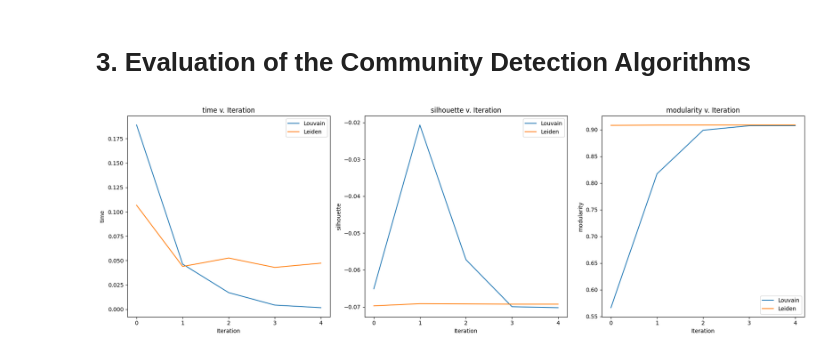
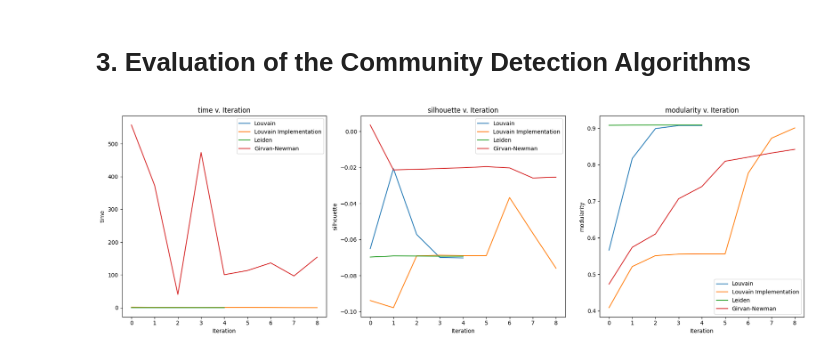
Before and after one commit to mattduerrmeier/sbb-analytics, a Jupyter notebook: community_detection_evaluation.ipynb, the cells around one changed output. Drawn from its saved outputs; the diff is of its cells as text; code cells hidden in the pictures.

Commit message:
Benchmarked Girvan-Newman (8hrs.) and updated evaluation plots.

```diff
--- a/community_detection_evaluation.ipynb
+++ b/community_detection_evaluation.ipynb
@@ -143,12 +159,13 @@ def plot_bench_results(df_list, labels):
     plt.show()
 # %%
 louvain_bench = pd.read_csv("data/benchmarks/louvain.csv")
-#gn_bench = pd.read_csv("data/benchmarks/girvan-newman.csv")
+louvain_imp_bench = pd.read_csv("data/benchmarks/louvain_imp.csv")
+gn_bench = pd.read_csv("data/benchmarks/girvan-newman.csv")
 leiden_bench = pd.read_csv("data/benchmarks/leiden.csv")
 
-plot_bench_results([louvain_bench, leiden_bench], ["Louvain", "Leiden"])
+plot_bench_results([louvain_bench, louvain_imp_bench, leiden_bench, gn_bench[:9]], ["Louvain", "Louvain Implementation", "Leiden", "Girvan-Newman"])
 # %% [output]
-[figure, old version]
+[figure, new version]
 # %%
 # we should be able to safely remove this
 # kept just in case
```
Also changed, not shown: parts of 2 cells of this notebook, 1 other file.
